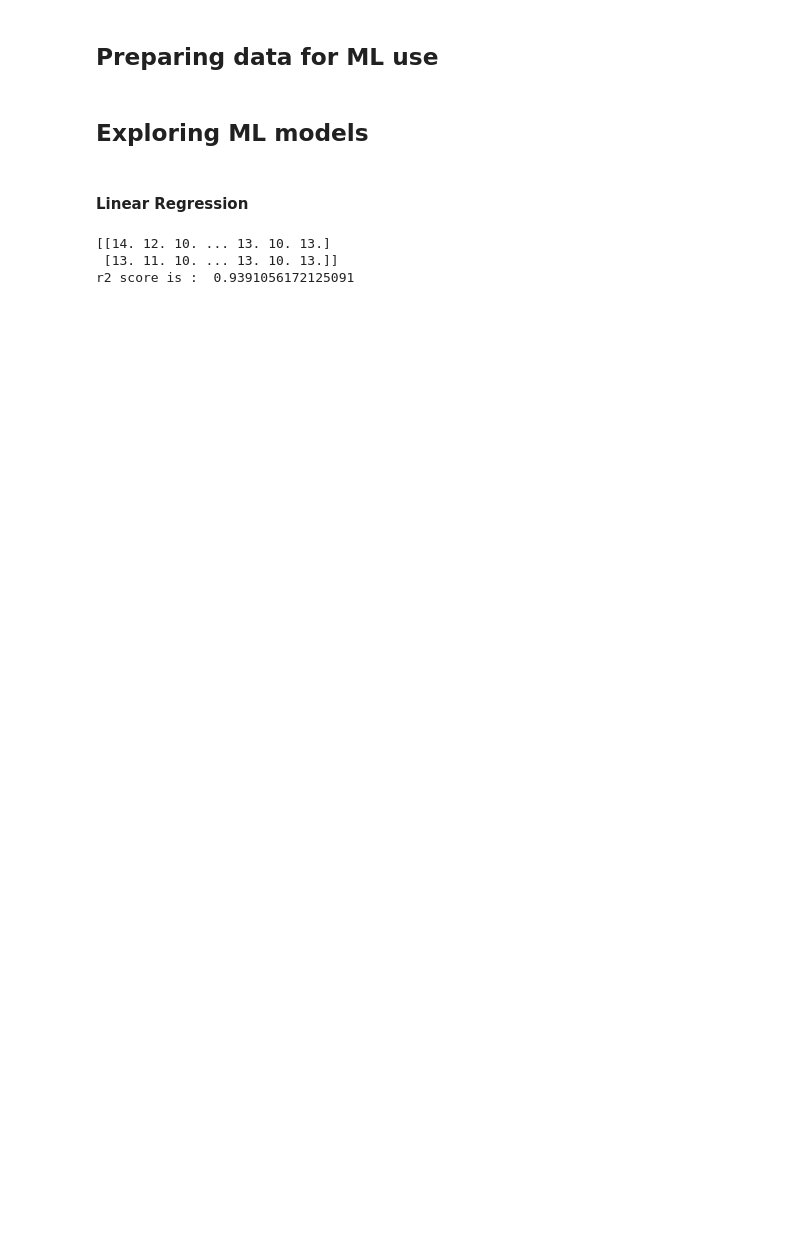
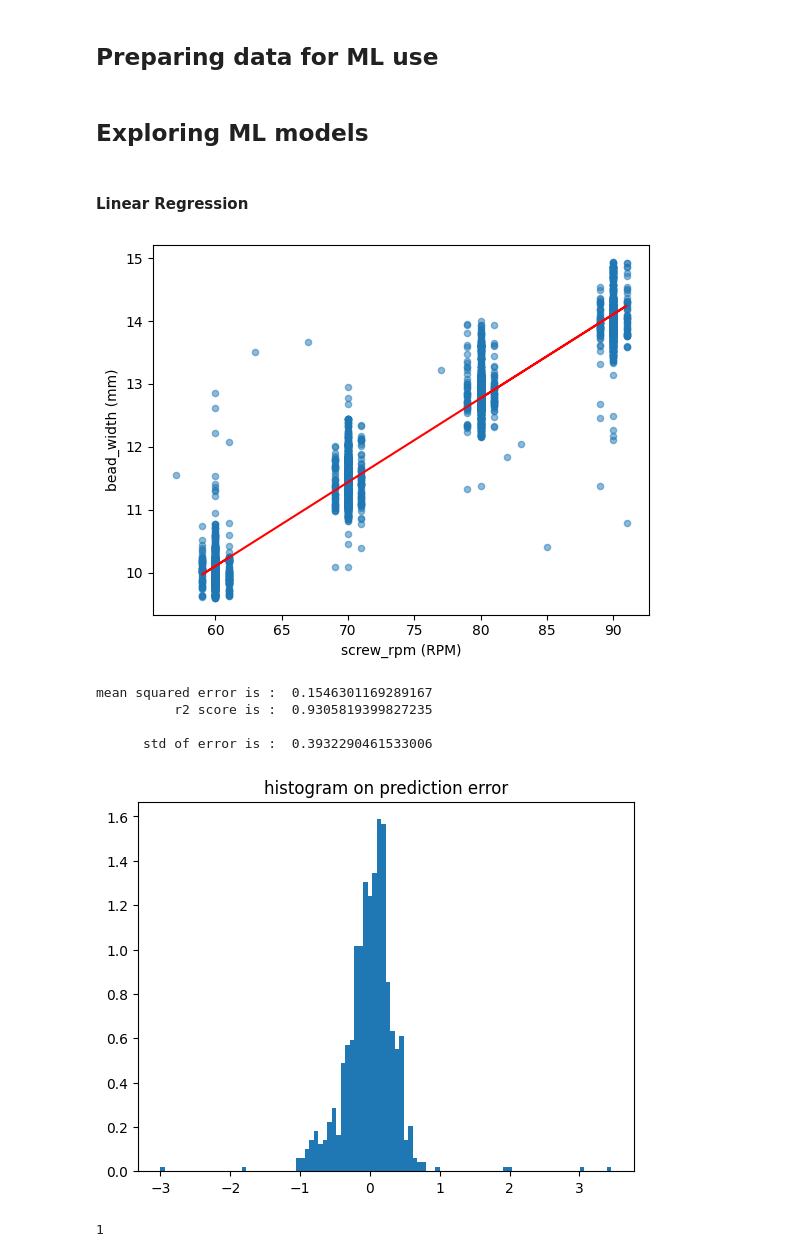
Before and after one commit to joostzaalberg/CEAD_ml, a Jupyter notebook: scripts/exploration.ipynb, the cells around one changed output. Cells and saved outputs as stored; diff of their text form; code cells hidden in the pictures; blank space fills up the shorter version.

```diff
--- a/scripts/exploration.ipynb
+++ b/scripts/exploration.ipynb
@@ -70,14 +115,17 @@ plt.show()
 # %%
-# add some history of some columns
+# filtering dataset so only used columns are present
+columns_to_keep = ['bead_width (mm)', 'screw_rpm (RPM)']
+df_s_medianFilt = df_s_medianFilt[columns_to_keep]
+
+# add history of some columns
 to_expand_columns = ['screw_rpm (RPM)']
-df_s = df_add_column_history(df_s, to_expand_columns, n_columns=0, steps=2)
+df_s_medianFilt = df_add_column_history(df_s_medianFilt, to_expand_columns, n_columns=0, steps=2)
 # %% [markdown]
 ## Preparing data for ML use
 # %%
 # splitting features from supervisory data
-X, y = split_to_np_feat_and_ans(df_s)
+X, y = split_to_np_feat_and_ans(df_s_medianFilt)
 
-# TODO: build beginning of the ML framework!
 # scale data and normalise data
 
 # splitting the Train and Test data
@@ -90,20 +138,30 @@ X_train, X_test, y_train, y_test = train_test_split(X, y, test_size=test_size, r
 # %%
 # imports
 from sklearn.linear_model import LinearRegression
 
 # create model
 clf = LinearRegression()
 
 # train model
 clf.fit(X, y)
 
 
 # predict on test set
 y_pred = clf.predict(X_test)
 
-print(np.round(np.stack((y_test, y_pred), axis = 0), 0))
-print('r2 score is : ', r2_score(y_test, y_pred))
+
+# plot result
+df_s_medianFilt.plot.scatter(x='screw_rpm (RPM)', y='bead_width (mm)', alpha = 0.5)
+plt.plot(X_test, y_pred, 'r')
+plt.show()
+
+
+give_prediction_score(y_test, y_pred)
 # %% [output]
+[figure, added]
-[[14. 12. 10. ... 13. 10. 13.]
- [13. 11. 10. ... 13. 10. 13.]]
-r2 score is :  0.9391056172125091
+mean squared error is :  0.1546301169289167
+          r2 score is :  0.9305819399827235
+
+      std of error is :  0.3932290461533006
+[figure, added]
+1
```
Also changed, not shown: parts of 6 cells of this notebook, 2 other files.
